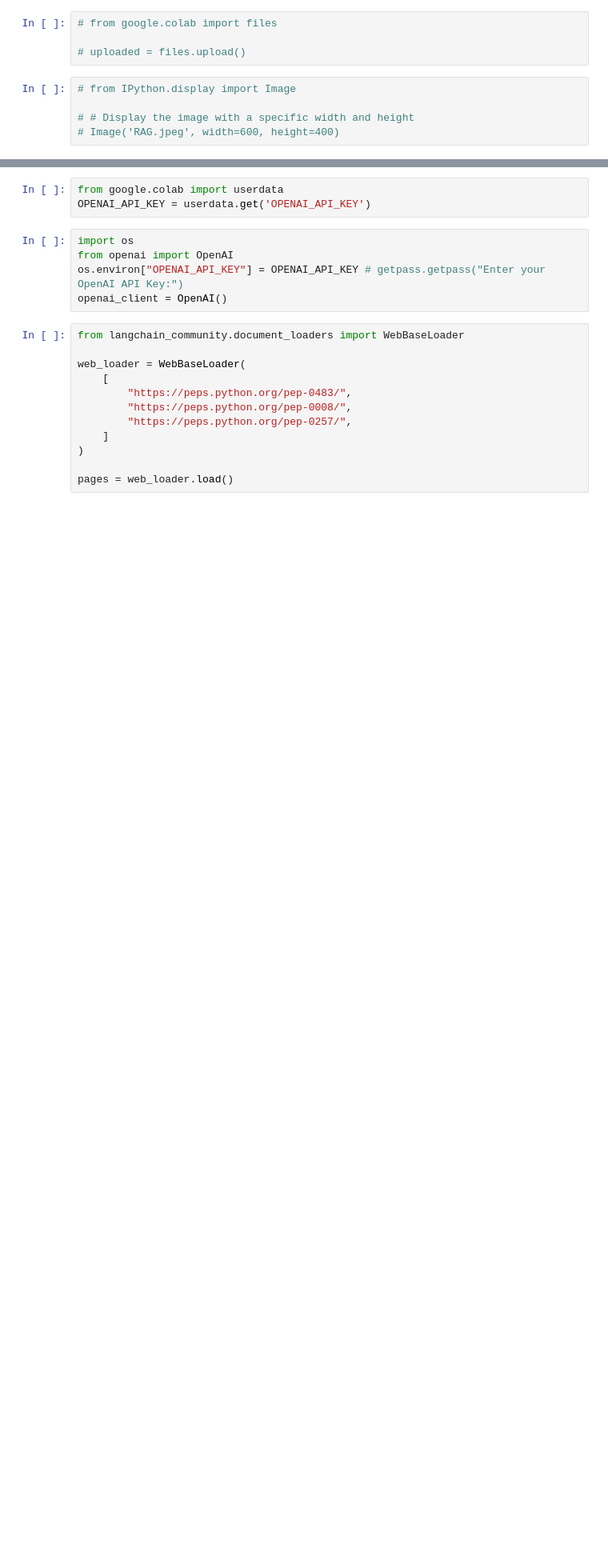
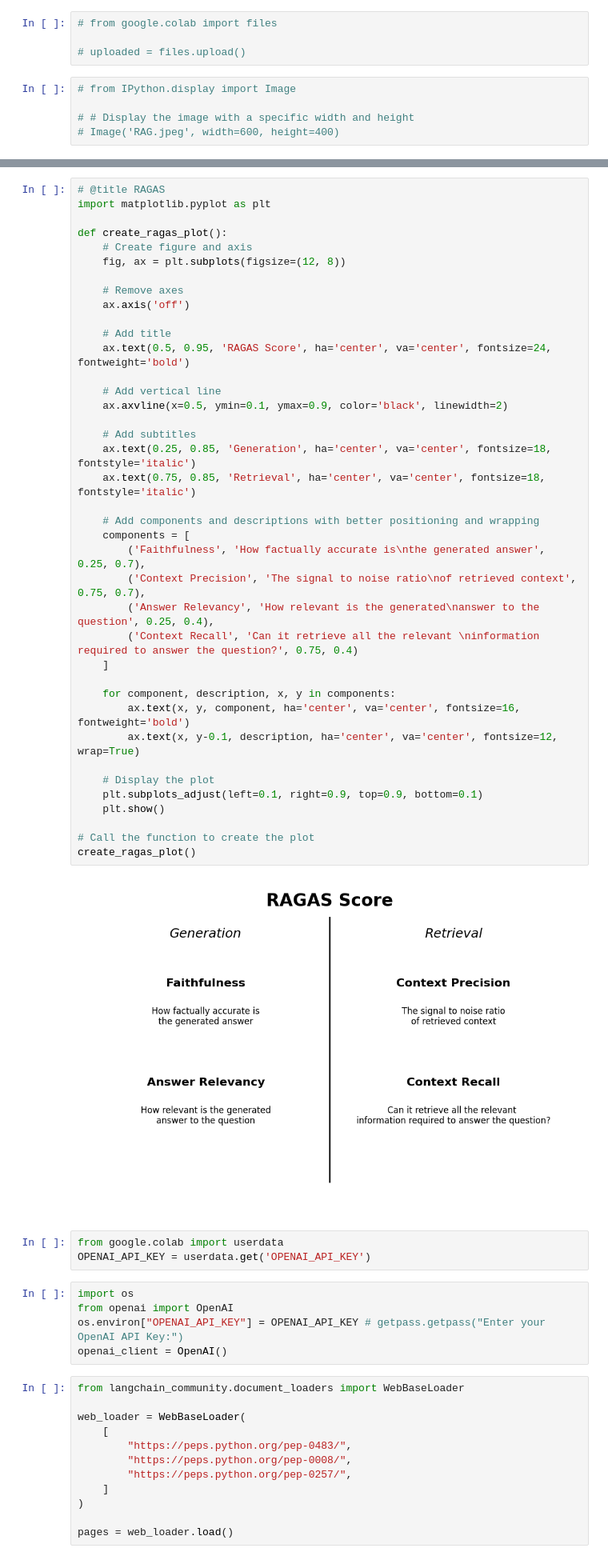
Before and after one commit to msamwelmollel/ML-CLUB-2024-Eagle-Labs, a Jupyter notebook: ML_CLUB_2024_Eagle_Labs.ipynb, the cells around one changed output, grey strips where cells are left out. Shown at 80% size. Drawn from its saved outputs; the diff is of its cells as text; blank space fills up the shorter version.

```diff
--- a/ML_CLUB_2024_Eagle_Labs.ipynb
+++ b/ML_CLUB_2024_Eagle_Labs.ipynb
@@ -25,3 +14,44 @@ ibis-framework 8.0.0 requires pyarrow<16,>=2, but you have pyarrow 17.0.0 which
+# %%
+# @title RAGAS
+import matplotlib.pyplot as plt
+
+def create_ragas_plot():
+    # Create figure and axis
+    fig, ax = plt.subplots(figsize=(12, 8))
+
+    # Remove axes
+    ax.axis('off')
+
+    # Add title
+    ax.text(0.5, 0.95, 'RAGAS Score', ha='center', va='center', fontsize=24, fontweight='bold')
+
+    # Add vertical line
+    ax.axvline(x=0.5, ymin=0.1, ymax=0.9, color='black', linewidth=2)
+
+    # Add subtitles
+    ax.text(0.25, 0.85, 'Generation', ha='center', va='center', fontsize=18, fontstyle='italic')
+    ax.text(0.75, 0.85, 'Retrieval', ha='center', va='center', fontsize=18, fontstyle='italic')
+
+    # Add components and descriptions with better positioning and wrapping
+    components = [
+        ('Faithfulness', 'How factually accurate is\nthe generated answer', 0.25, 0.7),
+        ('Context Precision', 'The signal to noise ratio\nof retrieved context', 0.75, 0.7),
+        ('Answer Relevancy', 'How relevant is the generated\nanswer to the question', 0.25, 0.4),
+        ('Context Recall', 'Can it retrieve all the relevant \ninformation required to answer the question?', 0.75, 0.4)
+    ]
+
+    for component, description, x, y in components:
+        ax.text(x, y, component, ha='center', va='center', fontsize=16, fontweight='bold')
+        ax.text(x, y-0.1, description, ha='center', va='center', fontsize=12, wrap=True)
+
+    # Display the plot
+    plt.subplots_adjust(left=0.1, right=0.9, top=0.9, bottom=0.1)
+    plt.show()
+
+# Call the function to create the plot
+create_ragas_plot()
+# %% [output]
+[figure, added]
 # %%
 from google.colab import userdata
 OPENAI_API_KEY = userdata.get('OPENAI_API_KEY')
```
Also changed, not shown: parts of 5 cells of this notebook.
